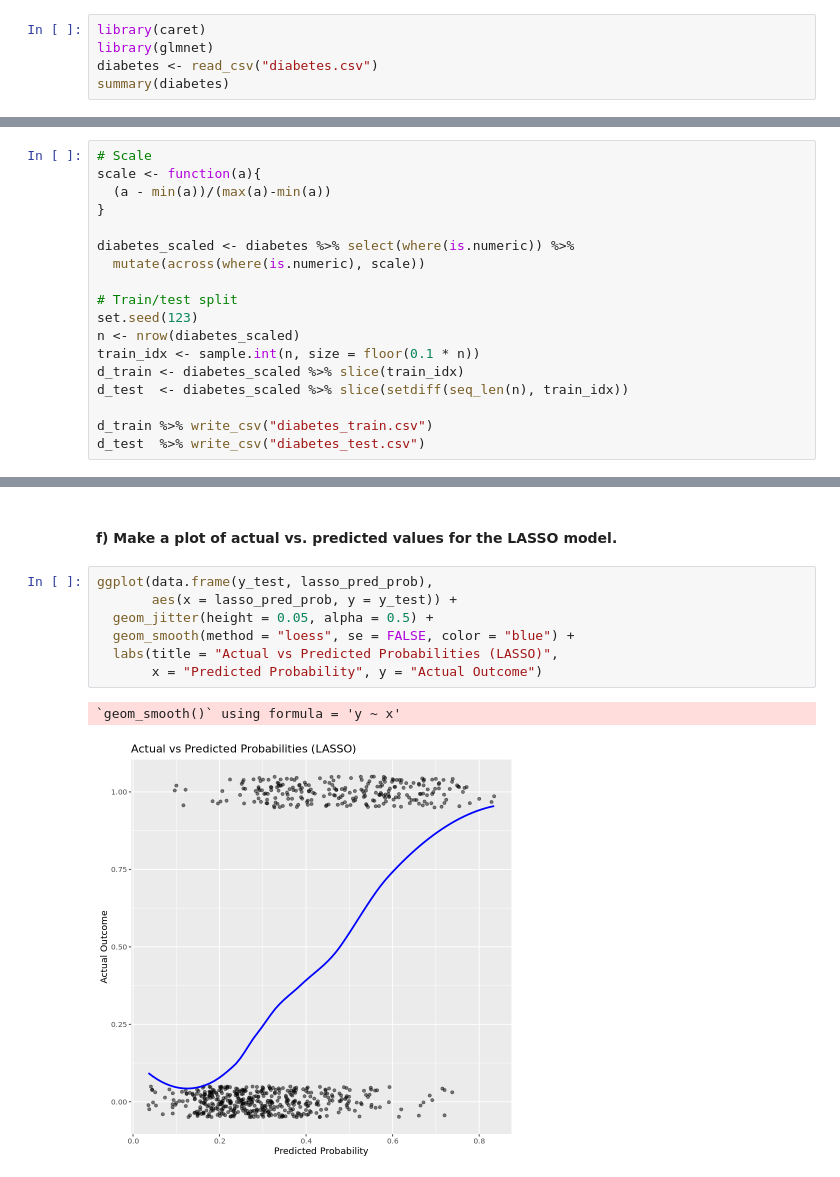
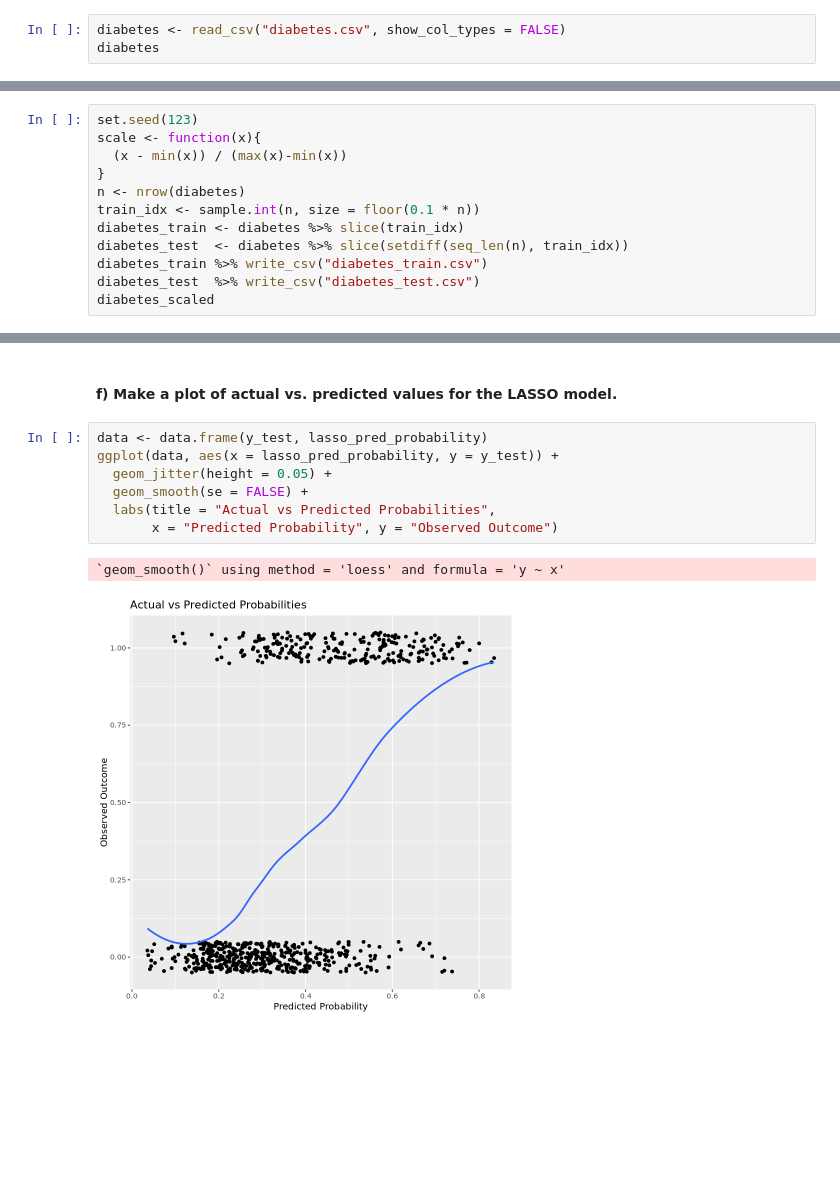
Before and after one commit to DudhiData/BIOS512, a Jupyter notebook: HW8/BIOS512_HW9.ipynb, the cells around one changed output, grey strips where cells are left out. Cells and saved outputs as stored; diff of their text form; blank space fills up the shorter version.

```diff
--- a/HW8/BIOS512_HW9.ipynb
+++ b/HW8/BIOS512_HW9.ipynb
@@ -167,6 +178,4 @@ The outcome variable is binary, so logistic regression is appropriate.
 # %%
-library(caret)
-library(glmnet)
-diabetes <- read_csv("diabetes.csv")
-summary(diabetes)
+diabetes <- read_csv("diabetes.csv", show_col_types = FALSE)
+diabetes
 # %% [output]
@@ -174,20 +201,14 @@ ERROR: Error in library(caret): there is no package called ‘caret’
 # %% [markdown]
 #### b) Scale data and split it 75/25 training/testing. Set seed = 123.
 # %%
-# Scale
-scale <- function(a){
-  (a - min(a))/(max(a)-min(a))
+set.seed(123)
+scale <- function(x){
+  (x - min(x)) / (max(x)-min(x))
 }
-
-diabetes_scaled <- diabetes %>% select(where(is.numeric)) %>%
-  mutate(across(where(is.numeric), scale))
-
-# Train/test split
-set.seed(123)
-n <- nrow(diabetes_scaled)
+n <- nrow(diabetes)
 train_idx <- sample.int(n, size = floor(0.1 * n))
-d_train <- diabetes_scaled %>% slice(train_idx)
-d_test  <- diabetes_scaled %>% slice(setdiff(seq_len(n), train_idx))
-
-d_train %>% write_csv("diabetes_train.csv")
-d_test  %>% write_csv("diabetes_test.csv")
+diabetes_train <- diabetes %>% slice(train_idx)
+diabetes_test  <- diabetes %>% slice(setdiff(seq_len(n), train_idx))
+diabetes_train %>% write_csv("diabetes_train.csv")
+diabetes_test  %>% write_csv("diabetes_test.csv")
+diabetes_scaled
@@ -308,12 +327,12 @@ A tibble: 5 × 2
 # %% [markdown]
 #### f) Make a plot of actual vs. predicted values for the LASSO model.
 # %%
-ggplot(data.frame(y_test, lasso_pred_prob),
-       aes(x = lasso_pred_prob, y = y_test)) +
-  geom_jitter(height = 0.05, alpha = 0.5) +
-  geom_smooth(method = "loess", se = FALSE, color = "blue") +
-  labs(title = "Actual vs Predicted Probabilities (LASSO)",
-       x = "Predicted Probability", y = "Actual Outcome")
+data <- data.frame(y_test, lasso_pred_probability)
+ggplot(data, aes(x = lasso_pred_probability, y = y_test)) +
+  geom_jitter(height = 0.05) +
+  geom_smooth(se = FALSE) +
+  labs(title = "Actual vs Predicted Probabilities",
+       x = "Predicted Probability", y = "Observed Outcome")
 # %% [output]
-`geom_smooth()` using formula = 'y ~ x'
+`geom_smooth()` using method = 'loess' and formula = 'y ~ x'
-[figure, old version]
+[figure, new version]
```
Also changed, not shown: parts of 10 cells of this notebook.
